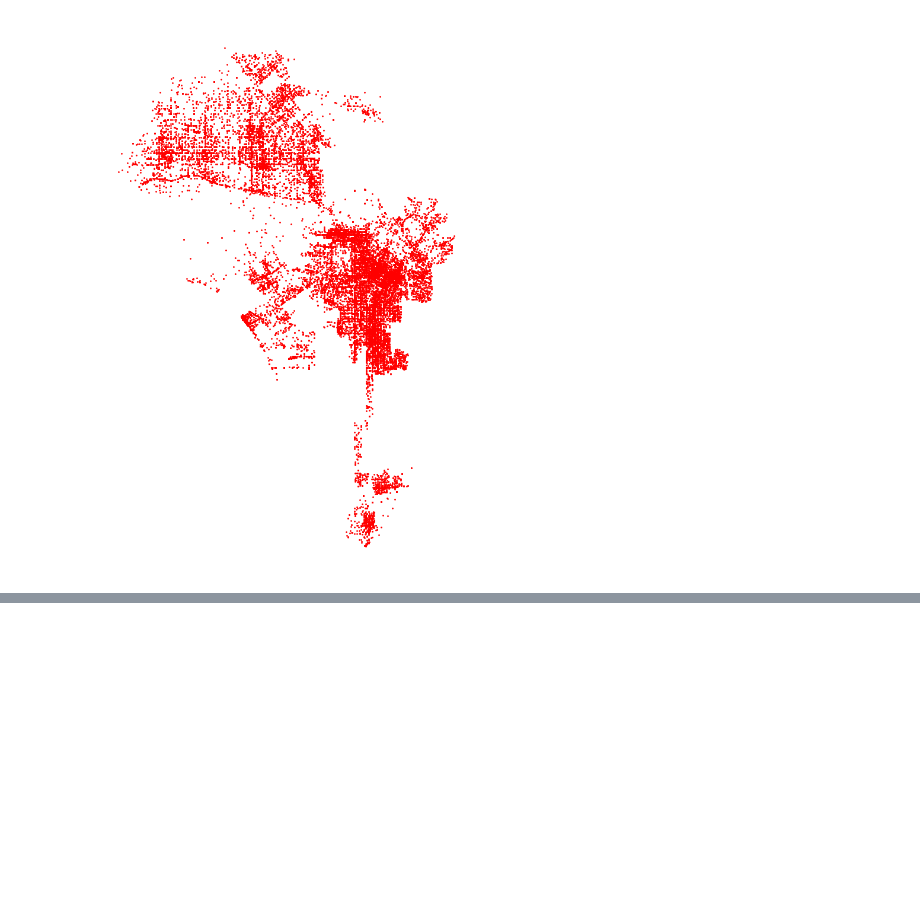
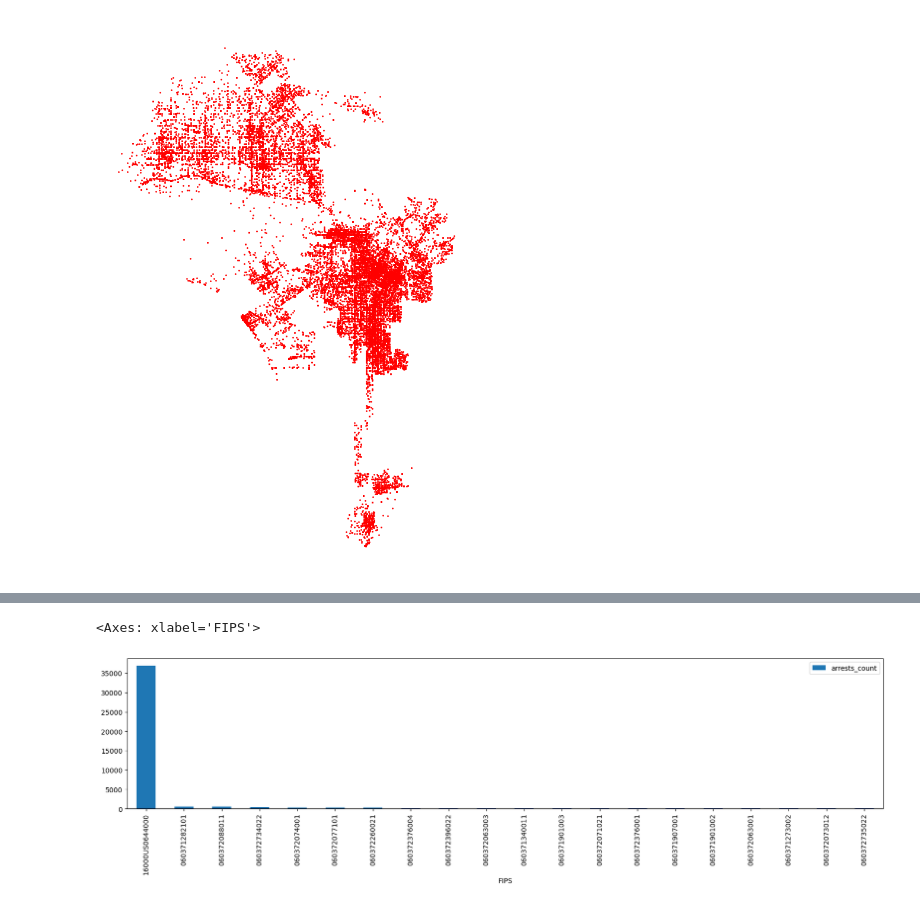
Before and after one commit to babakbadakhshan/Los-Angeles-arrest, a Jupyter notebook: SpatialAutocorrelation.ipynb, the cells around one changed output, grey strips where cells are left out. Drawn from its saved outputs; the diff is of its cells as text; code cells hidden in the pictures; blank space fills up the shorter version.

```diff
--- a/SpatialAutocorrelation.ipynb
+++ b/SpatialAutocorrelation.ipynb
@@ -181,0 +181,2 @@ join.head()
+# %%
+arrests_by_gdf = join.FIPS.value_counts().rename_axis('FIPS').reset_index(name='arrests_count')
@@ -181,0 +192,7 @@ join.head()
+# %%
+arrests_by_gdf[:20].plot.bar(figsize=(20,4),
+                             x='FIPS',
+                             y='arrests_count')
+# %% [output]
+<Axes: xlabel='FIPS'>
+[figure, added]
```
Also changed, not shown: parts of 6 cells of this notebook.
